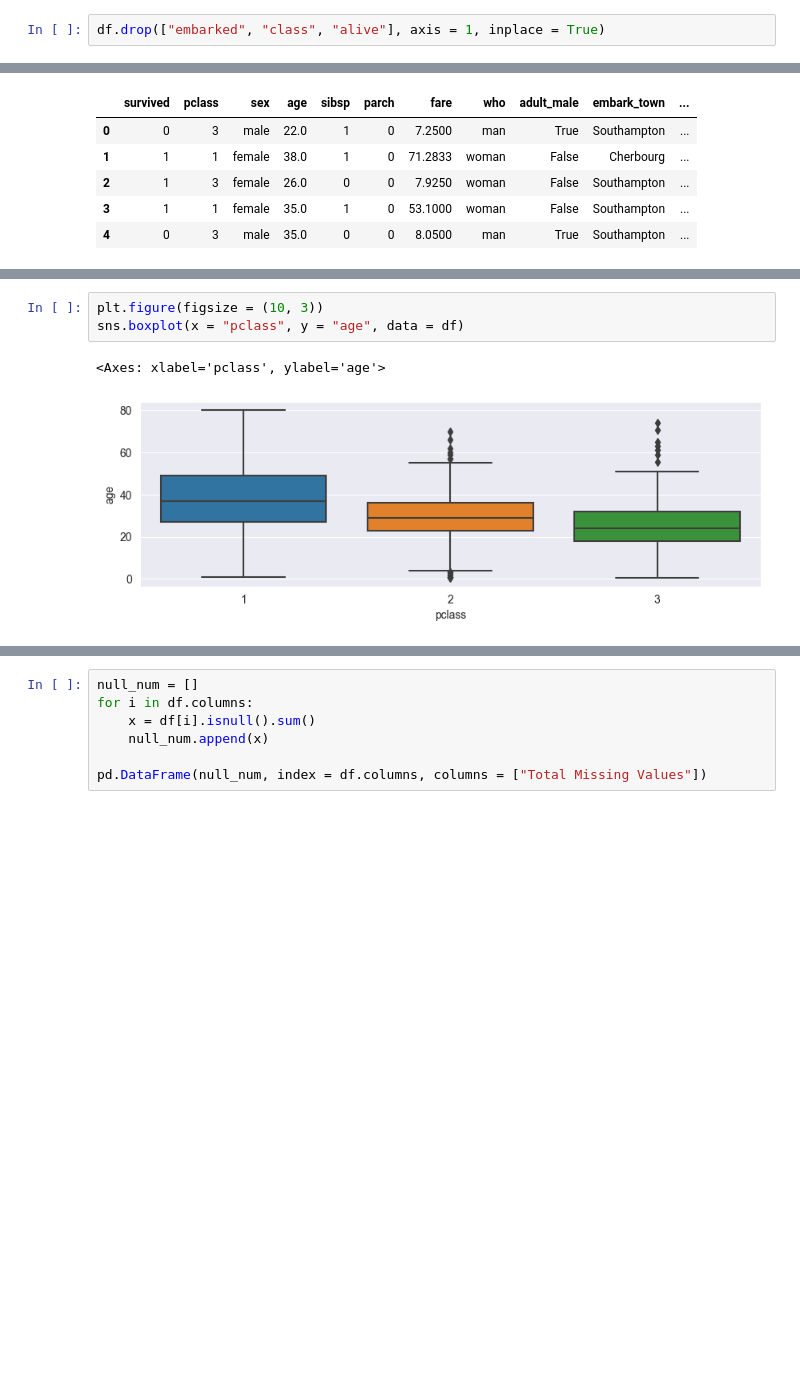
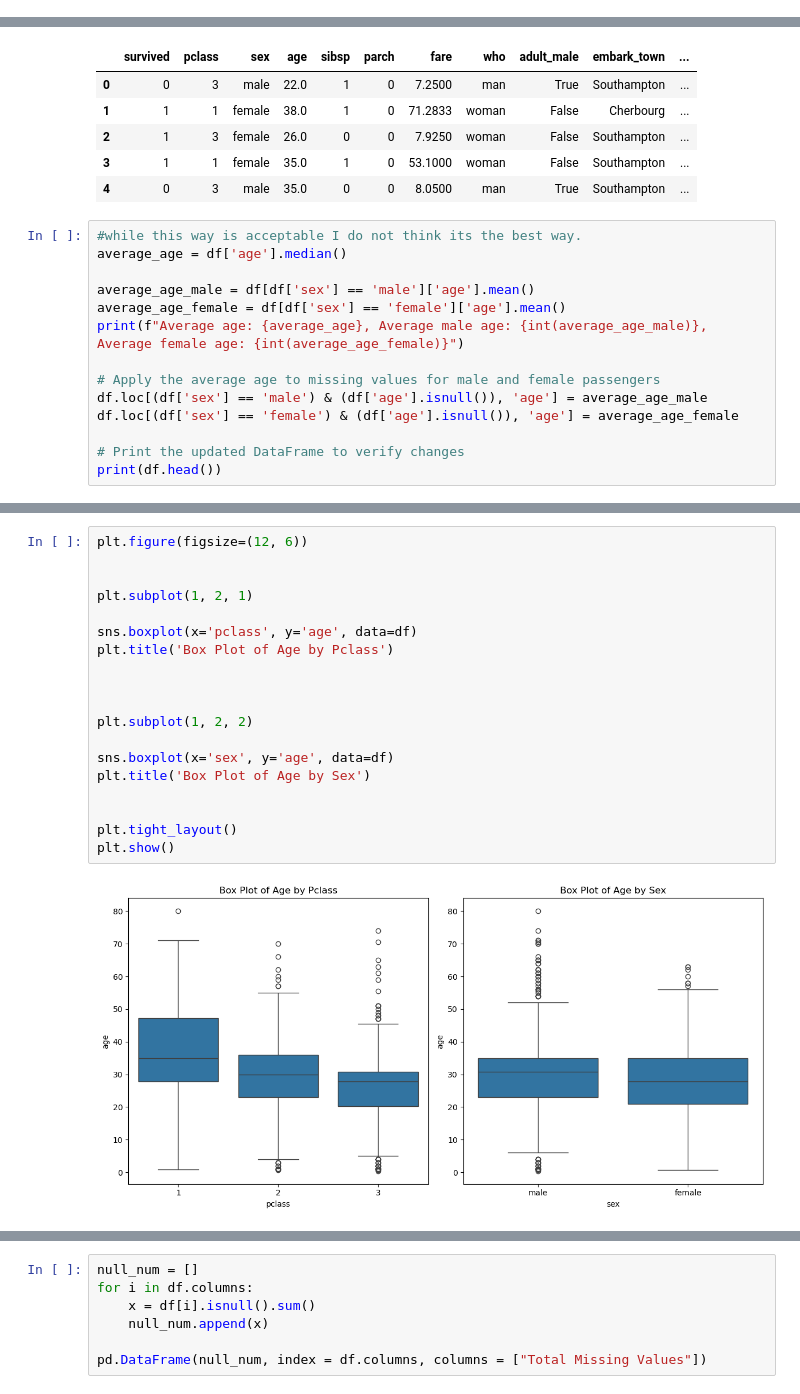
Before and after one commit to mhussen2/Mr-Powers-CPP, a Jupyter notebook: classNotes/Lecture 20 - Regression/20.2 Logistic Regression/Logistic_Regression_Notebook.ipynb, the cells around one changed output, grey strips where cells are left out. Drawn from its saved outputs; the diff is of its cells as text; blank space fills up the shorter version.

```diff
--- a/classNotes/Lecture 20 - Regression/20.2 Logistic Regression/Logistic_Regression_Notebook.ipynb
+++ b/classNotes/Lecture 20 - Regression/20.2 Logistic Regression/Logistic_Regression_Notebook.ipynb
@@ -46,2 +55,0 @@ memory usage: 80.7+ KB
-# %%
-df.drop(["embarked", "class", "alive"], axis = 1, inplace = True)
@@ -105,3 +206,17 @@ df.head()
 | 2 | 1 | 3 | female | 26.0 | 0 | 0 | 7.9250 | woman | False | Southampton | ... |
 | 3 | 1 | 1 | female | 35.0 | 1 | 0 | 53.1000 | woman | False | Southampton | ... |
 | 4 | 0 | 3 | male | 35.0 | 0 | 0 | 8.0500 | man | True | Southampton | ... |
+# %%
+#while this way is acceptable I do not think its the best way.
+average_age = df['age'].median()
+
+average_age_male = df[df['sex'] == 'male']['age'].mean()
+average_age_female = df[df['sex'] == 'female']['age'].mean()
+print(f"Average age: {average_age}, Average male age: {int(average_age_male)}, Average female age: {int(average_age_female)}")
+
+# Apply the average age to missing values for male and female passengers
+df.loc[(df['sex'] == 'male') & (df['age'].isnull()), 'age'] = average_age_male
+df.loc[(df['sex'] == 'female') & (df['age'].isnull()), 'age'] = average_age_female
+
+# Print the updated DataFrame to verify changes
+print(df.head())
@@ -108,7 +238,22 @@ df.head()
 # %%
-plt.figure(figsize = (10, 3))
-sns.boxplot(x = "pclass", y = "age", data = df)
+plt.figure(figsize=(12, 6))
+
+
+plt.subplot(1, 2, 1)
+
+sns.boxplot(x='pclass', y='age', data=df)
+plt.title('Box Plot of Age by Pclass')
+
+
+
+plt.subplot(1, 2, 2)
+
+sns.boxplot(x='sex', y='age', data=df)
+plt.title('Box Plot of Age by Sex')
+
+
+plt.tight_layout()
+plt.show()
 # %% [output]
-<Axes: xlabel='pclass', ylabel='age'>
-[figure, old version]
+[figure, new version]
 # %%
```
Also changed, not shown: parts of 37 cells of this notebook, 4 other files.
